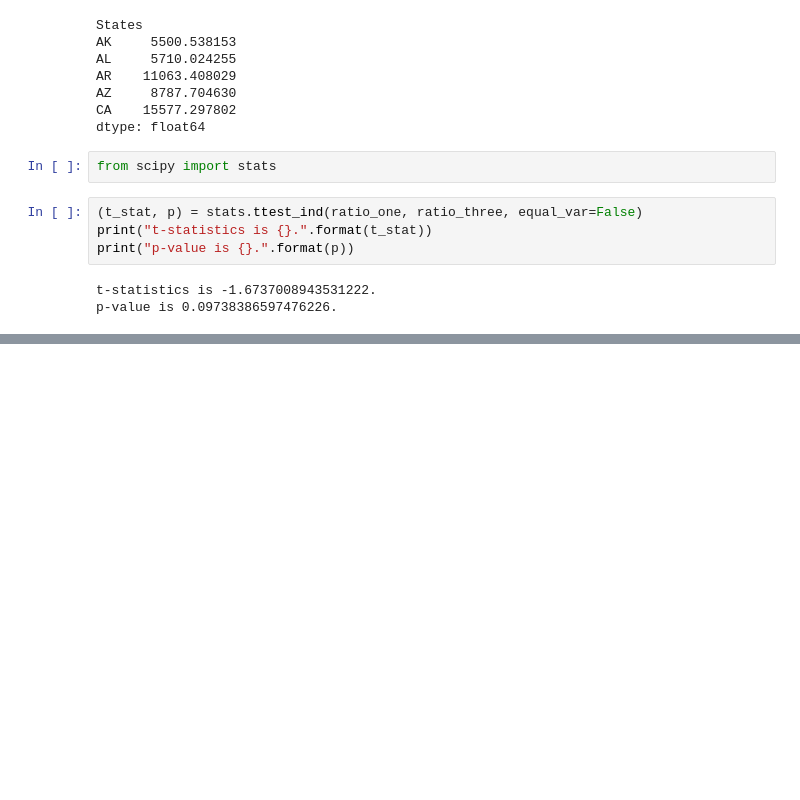
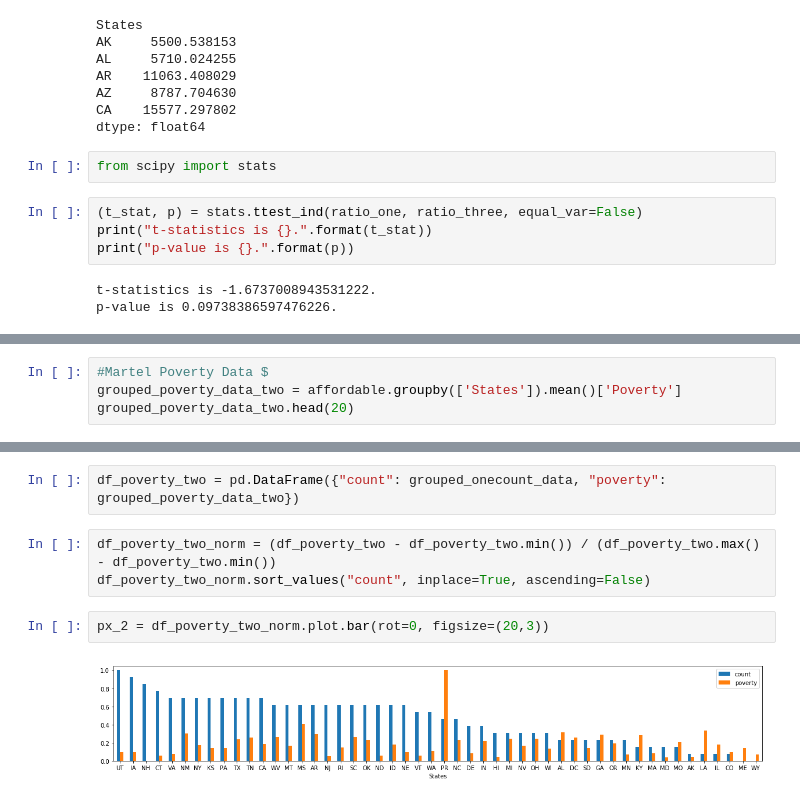
Before and after one commit to Mariajadoon/Demographics-and-Food-Project, a Jupyter notebook: Yelp_API-Maria_Copy.ipynb, the cells around one changed output, grey strips where cells are left out. Saved outputs shown, nothing was run; the diff lists cells and outputs as text; blank space fills up the shorter version.

```diff
--- a/Yelp_API-Maria_Copy.ipynb
+++ b/Yelp_API-Maria_Copy.ipynb
@@ -370,0 +409,4 @@ p-value is 0.09738386597476226.
+# %%
+#Martel Poverty Data $
+grouped_poverty_data_two = affordable.groupby(['States']).mean()['Poverty']
+grouped_poverty_data_two.head(20)
@@ -370,0 +431,9 @@ p-value is 0.09738386597476226.
+# %%
+df_poverty_two = pd.DataFrame({"count": grouped_onecount_data, "poverty": grouped_poverty_data_two})
+# %%
+df_poverty_two_norm = (df_poverty_two - df_poverty_two.min()) / (df_poverty_two.max() - df_poverty_two.min())
+df_poverty_two_norm.sort_values("count", inplace=True, ascending=False)
+# %%
+px_2 = df_poverty_two_norm.plot.bar(rot=0, figsize=(20,3))
+# %% [output]
+[figure, added]
```
Also changed, not shown: parts of 14 cells of this notebook.
